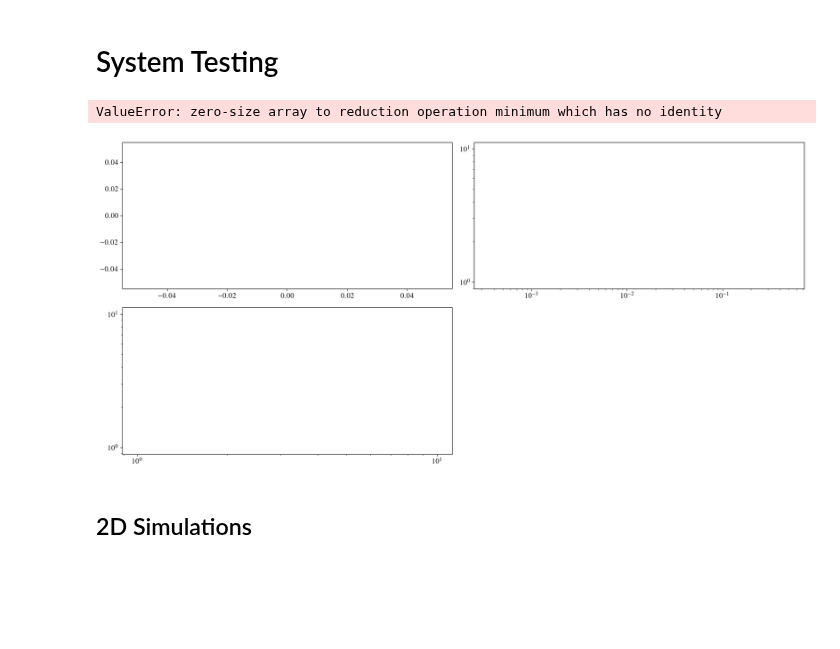
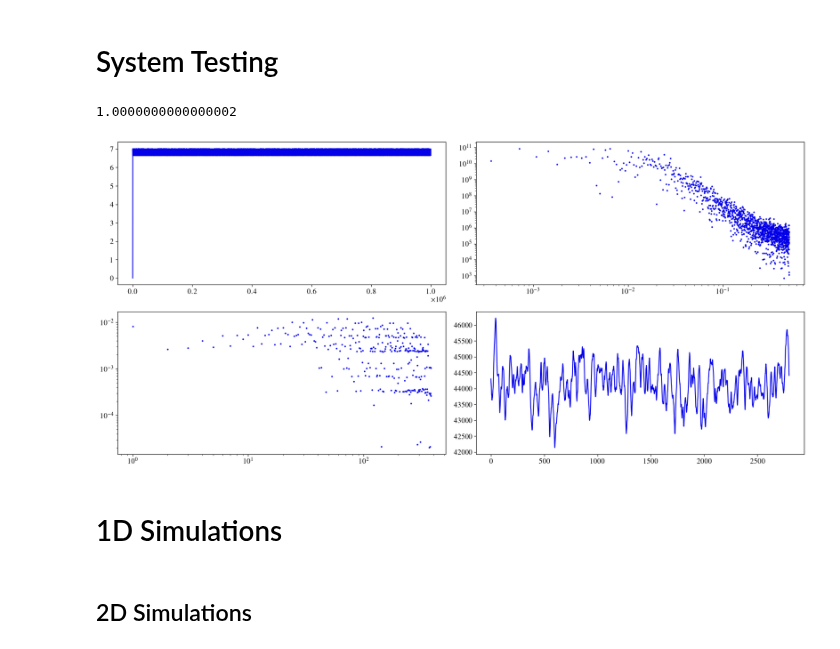
Before and after one commit to GabrielRemi/Sandpile, a Jupyter notebook: Code/simulation.ipynb, the cells around one changed output. Drawn from its saved outputs; the diff is of its cells as text; code cells hidden in the pictures; blank space fills up the shorter version.

```diff
--- a/Code/simulation.ipynb
+++ b/Code/simulation.ipynb
@@ -8,37 +8,40 @@ from pathlib import Path
 import matplotlib.pyplot as plt
 
 plt.figure(0, figsize=(17, 8))
-system = Sandpile16Bit(5, 10, 7, False, False)
+system = Sandpile16Bit(1, 40, 7, False, False)
 # print(get_memory())
-# system.simulate(1_000_000)
+system.simulate(1_000_000)
 # print(get_memory())
 s = system.get_average_slopes()
 plt.subplot(221)
 plt.plot(range(len(s)), s)
 
 plt.subplot(222)
 r = system.generate_total_dissipation_rate(2800)
 power = calculate_power_spectrum(r)[1:]
 freq = calculate_power_frequencies(r)[1:]
 # print(get_memory())
 
 
 plt.xscale("log")
 plt.yscale("log")
 plt.scatter(freq, power, s=3)
 
 plt.subplot(223)
 plt.xscale("log")
 plt.yscale("log")
 edges, bins = get_avalanche_hist_3d(system=system)
 # bins /= bins.sum()
 print(bins.sum())
 x, y = edges[0], bins.sum(axis=(1, 2))
 # ind = y > 0
 plt.scatter(x, y, s=3)
 
 plt.subplot(224)
 plt.plot(range(len(r)), r)
+plt.savefig("figs/simulation_test.png", dpi=300)
 # %% [output]
-ValueError: zero-size array to reduction operation minimum which has no identity
+1.0000000000000002
-[figure, old version]
+[figure, new version]
+# %% [markdown]
+# 1D Simulations
```
Also changed, not shown: parts of 4 cells of this notebook, 20 other files.
